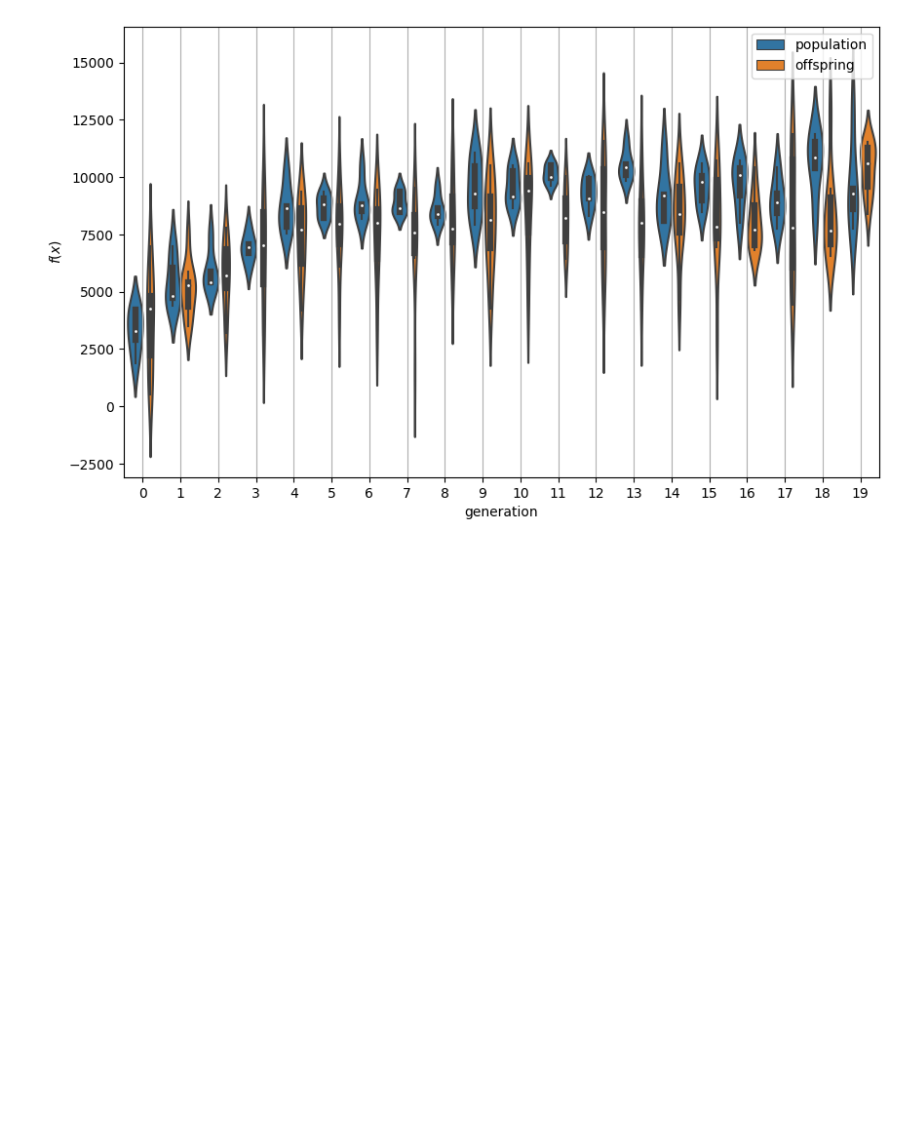
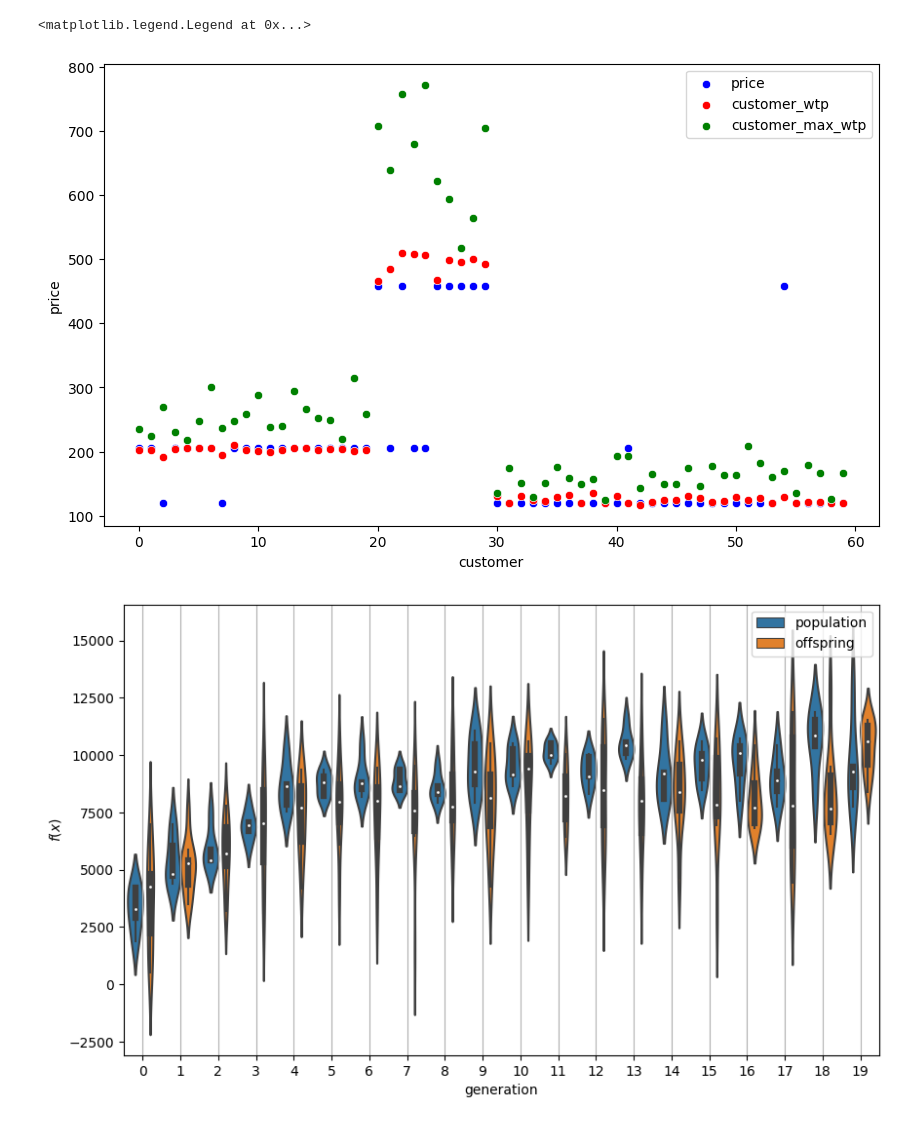
Before and after one commit to LaurinBrechter/personalized-pricing, a Jupyter notebook: results/results_analysis.ipynb, the cells around one changed output. Saved outputs shown, nothing was run; the diff lists cells and outputs as text; code cells hidden in the pictures; blank space fills up the shorter version.

```diff
--- a/results/results_analysis.ipynb
+++ b/results/results_analysis.ipynb
@@ -36,3 +38,18 @@ plt.show()
+# %%
+quit_sold = event_history.loc[event_history["event"].isin(["sold", "quit"])]
+# %%
+fig, ax = plt.subplots(figsize=(10, 6))
+sns.scatterplot(x="customer", y="price", data=quit_sold, color='blue', label='price', ax=ax)
+sns.scatterplot(
+    x="customer", y="customer_wtp", data=quit_sold, color='red', label='customer_wtp', ax=ax
+)
+sns.scatterplot(
+    x="customer", y="customer_max_wtp", data=quit_sold, color='green', label='customer_max_wtp', ax=ax
+)
+plt.legend()
+# %% [output]
+<matplotlib.legend.Legend at 0x...>
+[figure, added]
 # %%
 fig, ax = plt.subplots(figsize=(10, 6))
 sns.violinplot(
```
Also changed, not shown: parts of 11 cells of this notebook, 4 other files.
